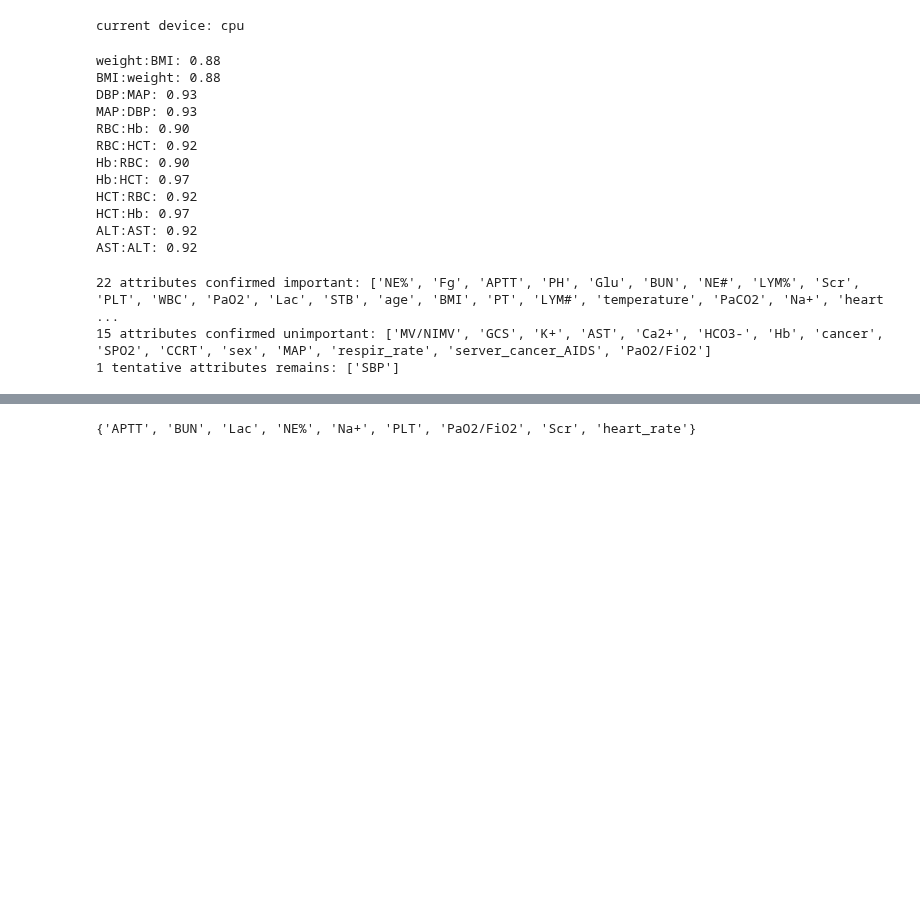
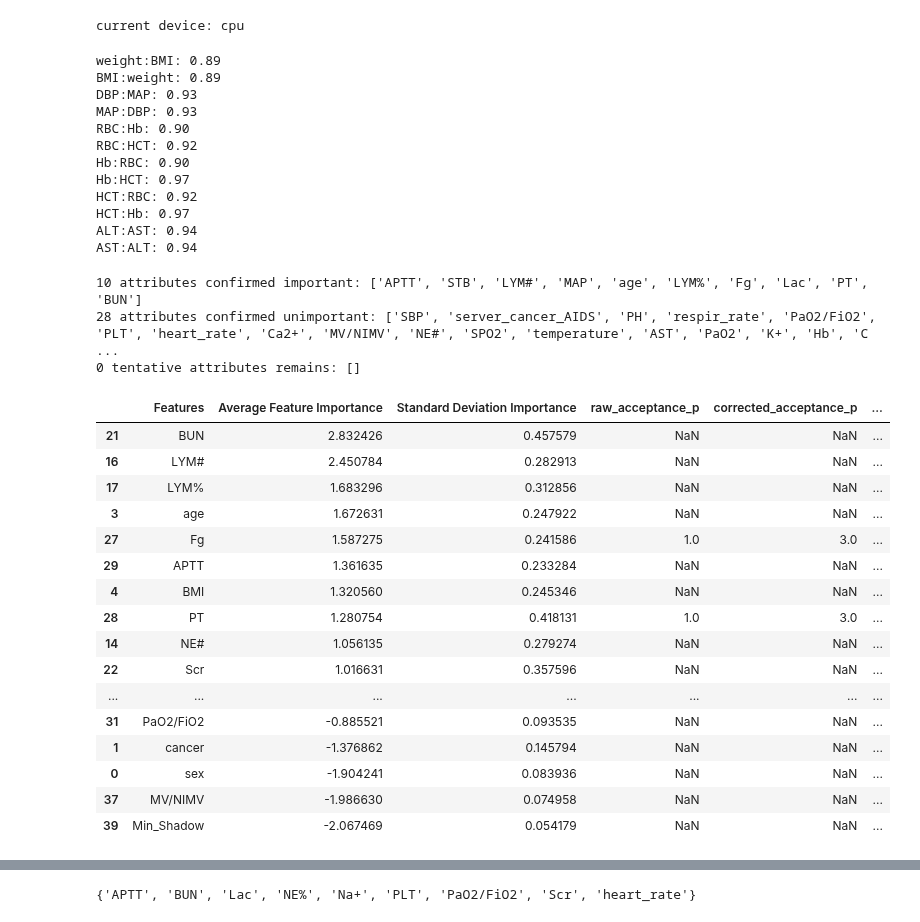
Before and after one commit to xuxu-wei/sepsis-mortality, a Jupyter notebook: data_process/feature_selection_MIMIC-borutashap.ipynb, the cells around one changed output, grey strips where cells are left out. Drawn from its saved outputs; the diff is of its cells as text; code cells hidden in the pictures; blank space fills up the shorter version.

Commit message:
update results output & acceptance rules

```diff
--- a/data_process/feature_selection_MIMIC-borutashap.ipynb
+++ b/data_process/feature_selection_MIMIC-borutashap.ipynb
@@ -51,6 +52,7 @@ current device: cpu
 df = pd.read_csv(f'{DATA}/imputed/MIMIC_IV_clean_imputed.tsv.gz', sep='\t', index_col='ID')
 cate_vars, cont_vars, outcomes = get_cleaned_vars('MIMIC_IV')
 
+df=df.sample(frac=0.1)
 X = df[[*cate_vars, *cont_vars]].copy()
 y = df[outcomes[OUTCOME_IX]].copy()
 # %%
@@ -61,8 +63,8 @@ for col in corr_mat.columns:
     for var, corr_coef in high_corr.items():
         print(f'{col}:{var}: {corr_coef:.2f}')
 # %% [output]
-weight:BMI: 0.88
-BMI:weight: 0.88
+weight:BMI: 0.89
+BMI:weight: 0.89
 DBP:MAP: 0.93
 MAP:DBP: 0.93
 RBC:Hb: 0.90
@@ -71,8 +73,8 @@ Hb:RBC: 0.90
 Hb:HCT: 0.97
 HCT:RBC: 0.92
 HCT:Hb: 0.97
-ALT:AST: 0.92
-AST:ALT: 0.92
+ALT:AST: 0.94
+AST:ALT: 0.94
 # %%
 # 聚合特征
 X['server_cancer_AIDS'] = X[['metastatic_cancer', 'hematologic_cancer', 'AIDS']].max(axis=1)
@@ -93,22 +95,43 @@ X = X.drop(columns=['height', 'weight', 'DBP', 'RBC', 'HCT', 'ALT',
 #                       device = DEVICE)
 
 model = RandomForestClassifier(n_jobs=-1)
+
+feature_selector = BorutaShap(
+                              # model=model,
+                              # importance_measure='shap',
+                              importance_measure=IMPORTANCE_MEASURE,
+                              classification=True,
+                              pvalue=0.05)
+
+feature_selector.fit(X, y,
+                     # n_trials=N_TRIAL,
+                     n_trials=20,
+                     random_state=19960816,
+                     sample=True,
+                     train_or_test='test',
+                     normalize=True,
+                     verbose=True)
+# %% [output]
+10 attributes confirmed important: ['APTT', 'STB', 'LYM#', 'MAP', 'age', 'LYM%', 'Fg', 'Lac', 'PT', 'BUN']
+28 attributes confirmed unimportant: ['SBP', 'server_cancer_AIDS', 'PH', 'respir_rate', 'PaO2/FiO2', 'PLT', 'heart_rate', 'Ca2+', 'MV/NIMV', 'NE#', 'SPO2', 'temperature', 'AST', 'PaO2', 'K+', 'Hb', 'C ...
+0 tentative attributes remains: []
-# %%
-feature_selector = BorutaShap(
-                              # model=model,
-                              # importance_measure='shap',
-                              importance_measure=IMPORTANCE_MEASURE,
-                              classification=True,
-                              pvalue=0.05)
-
-feature_selector.fit(X, y,
-                     n_trials=N_TRIAL,
-                     random_state=19960816,
-                     sample=True,
-                     train_or_test='test',
-                     normalize=True,
-                     verbose=True)
-# %% [output]
-22 attributes confirmed important: ['NE%', 'Fg', 'APTT', 'PH', 'Glu', 'BUN', 'NE#', 'LYM%', 'Scr', 'PLT', 'WBC', 'PaO2', 'Lac', 'STB', 'age', 'BMI', 'PT', 'LYM#', 'temperature', 'PaCO2', 'Na+', 'heart ...
-15 attributes confirmed unimportant: ['MV/NIMV', 'GCS', 'K+', 'AST', 'Ca2+', 'HCO3-', 'Hb', 'cancer', 'SPO2', 'CCRT', 'sex', 'MAP', 'respir_rate', 'server_cancer_AIDS', 'PaO2/FiO2']
-1 tentative attributes remains: ['SBP']
+# %%
+feature_selector.leaderboard()
+# %% [output]
+|  | Features | Average Feature Importance | Standard Deviation Importance | raw_acceptance_p | corrected_acceptance_p | ... |
+| 21 | BUN | 2.832426 | 0.457579 | NaN | NaN | ... |
+| 16 | LYM# | 2.450784 | 0.282913 | NaN | NaN | ... |
+| 17 | LYM% | 1.683296 | 0.312856 | NaN | NaN | ... |
+| 3 | age | 1.672631 | 0.247922 | NaN | NaN | ... |
+| 27 | Fg | 1.587275 | 0.241586 | 1.0 | 3.0 | ... |
+| 29 | APTT | 1.361635 | 0.233284 | NaN | NaN | ... |
+| 4 | BMI | 1.320560 | 0.245346 | NaN | NaN | ... |
+| 28 | PT | 1.280754 | 0.418131 | 1.0 | 3.0 | ... |
+| 14 | NE# | 1.056135 | 0.279274 | NaN | NaN | ... |
+| 22 | Scr | 1.016631 | 0.357596 | NaN | NaN | ... |
+| ... | ... | ... | ... | ... | ... | ... |
+| 31 | PaO2/FiO2 | -0.885521 | 0.093535 | NaN | NaN | ... |
+| 1 | cancer | -1.376862 | 0.145794 | NaN | NaN | ... |
+| 0 | sex | -1.904241 | 0.083936 | NaN | NaN | ... |
+| 37 | MV/NIMV | -1.986630 | 0.074958 | NaN | NaN | ... |
+| 39 | Min_Shadow | -2.067469 | 0.054179 | NaN | NaN | ... |
```
Also changed, not shown: parts of 2 cells of this notebook, 1 other file.
